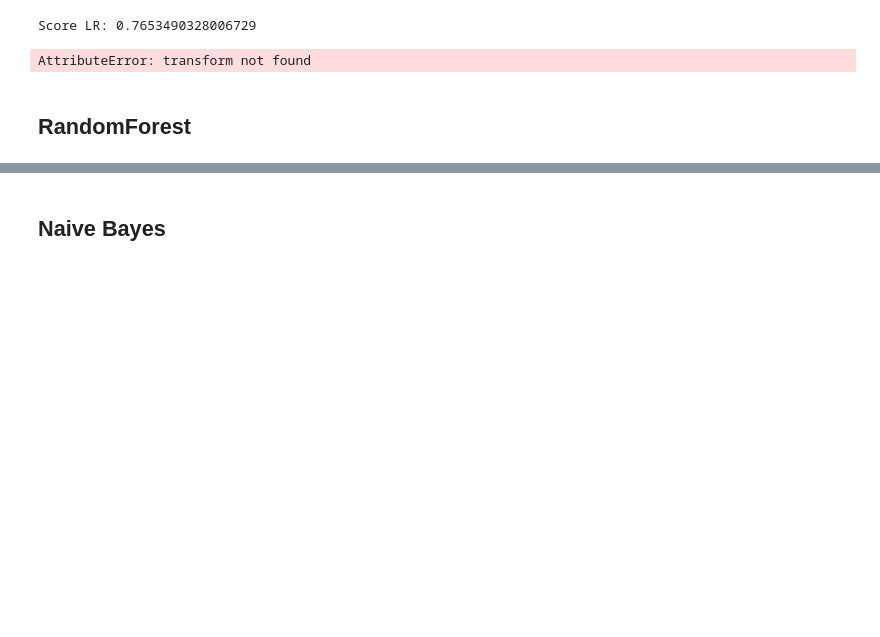
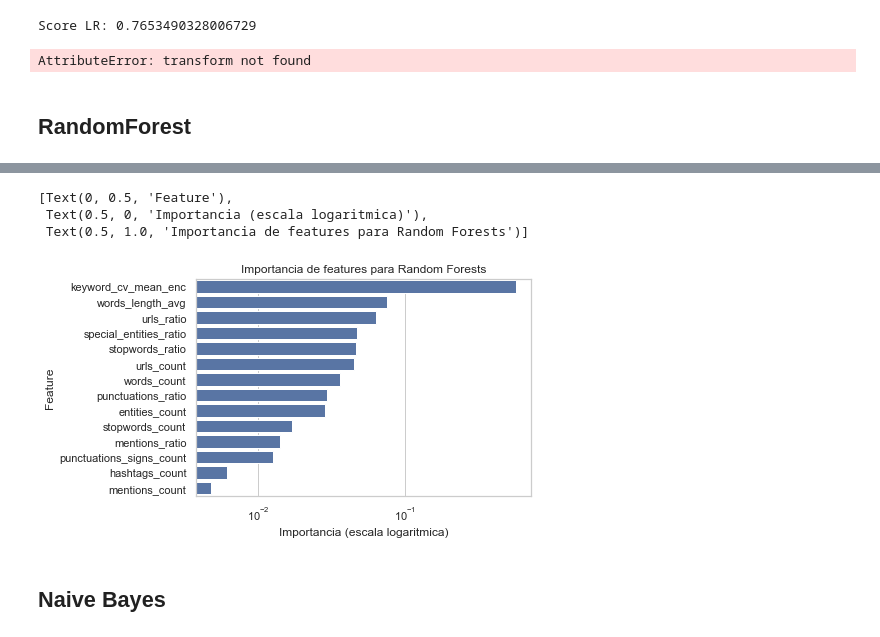
Before and after one commit to AlurrAldrey/OrgaDatosTP, a Jupyter notebook: tp2/Models.ipynb, the cells around one changed output, grey strips where cells are left out. Cells and saved outputs as stored; diff of their text form; code cells hidden in the pictures; blank space fills up the shorter version.

```diff
--- a/tp2/Models.ipynb
+++ b/tp2/Models.ipynb
@@ -192,8 +193,8 @@ generateSubmission(subm, 'nb_full')
 def randomForestGridSearch():
     X_train, X_test, y_train, y_test = train_test_split(train_numeric.values, train['target'].values, test_size=0.2, random_state=530)
 
-    rf_folds = 5
-    rf_grid = dict(n_estimators=[3, 6, 9, 12], max_depth=[4, 8, 12], min_samples_split=[15, 30, 45, 60], min_samples_leaf=[15, 30, 45, 60], max_features=[5, 10, 13])
+    rf_folds = 10
+    rf_grid = dict(n_estimators=[30, 50, 75, 100], max_depth=[4, 8, 12], min_samples_split=[15, 30, 45, 60], min_samples_leaf=[15, 30, 45, 60], max_features=[5, 10, 13])
     clf = GridSearchCV(estimator=RandomForestClassifier(random_state=51), param_grid=rf_grid, n_jobs=-1, cv=rf_folds, scoring='f1', error_score=0)
     clf.fit(X_train, y_train)
     print("Mejores parametros encontrados:", clf.best_params_)
@@ -204,9 +205,10 @@ def randomForestGridSearch():
     print("Score RF:", f1_score(y_test, preds))
 
     print(train_numeric.columns)
-    print(rfModel.feature_importances_)
+    #print(rfModel.feature_importances_)
 
-    return preds
+    return rf_best_model
 # %%
-print(train_numeric.columns)
-print(rfModel.feature_importances_)
+rf_best_model = randomForestGridSearch()
+#print(train_numeric.columns)
+#print(rfModel.feature_importances_)
@@ -212,0 +226,5 @@ print(rfModel.feature_importances_)
+# %%
+#rf_best_model.feature_importances_
+rf_feature_importance_graph_data = pd.DataFrame(columns=['importance'], data=rf_best_model.feature_importances_, index=train_numeric.columns).reset_index()
+rf_feature_importance_graph_data = rf_feature_importance_graph_data.rename(columns={"index": "feature"})
+rf_feature_importance_graph_data
@@ -213,3 +247,11 @@ print(rfModel.feature_importances_)
+# %%
+sns.set(style="whitegrid")
+sns.barplot(x="importance", y="feature", data=rf_feature_importance_graph_data.sort_values(by='importance', ascending=False), color="b", log=True).set(title = "Importancia de features para Random Forests", xlabel="Importancia (escala logaritmica)", ylabel="Feature")
+# %% [output]
+[Text(0, 0.5, 'Feature'),
+ Text(0.5, 0, 'Importancia (escala logaritmica)'),
+ Text(0.5, 1.0, 'Importancia de features para Random Forests')]
+[figure, added]
 # %% [markdown]
 ## Naive Bayes
 # %%
```
Also changed, not shown: parts of 7 cells of this notebook.
